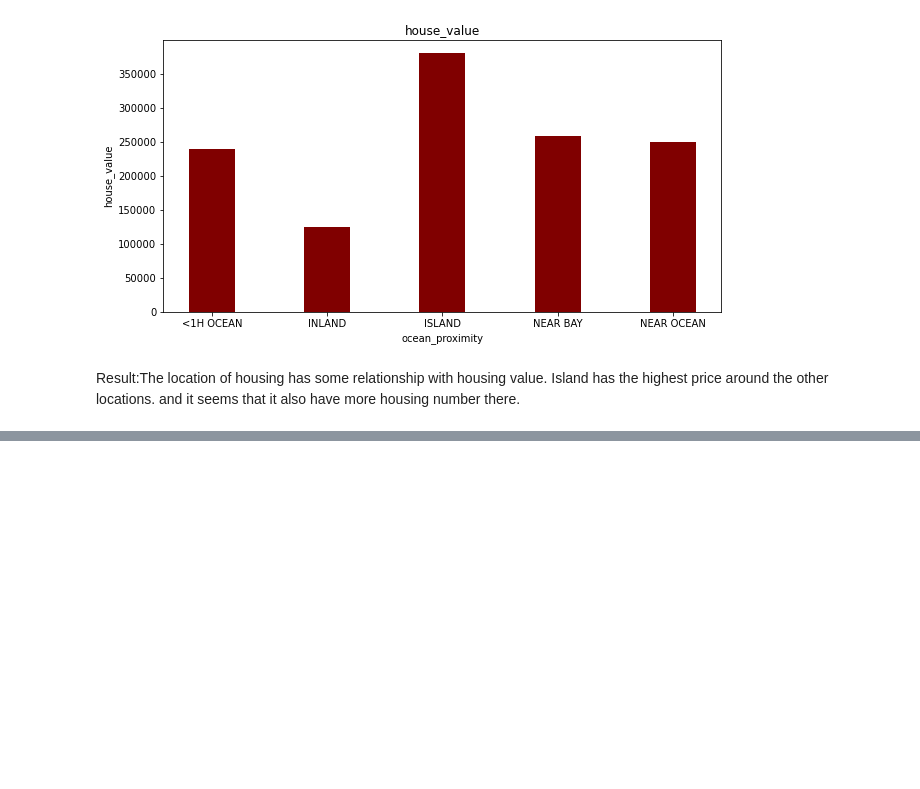
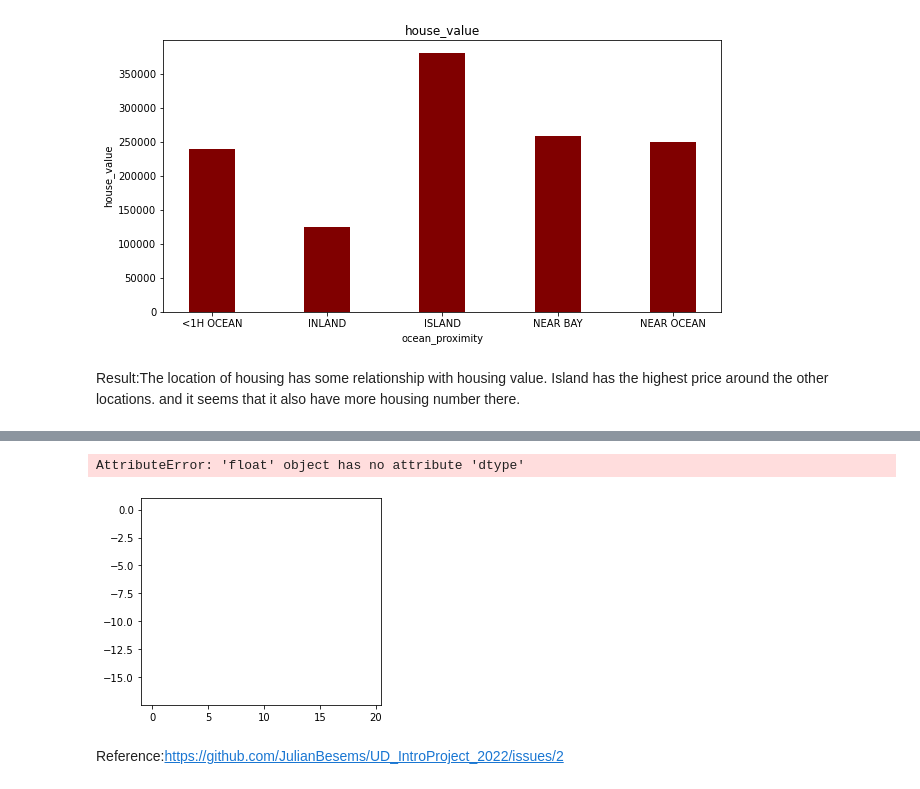
Before and after one commit to Bettyqichuyin/UDintroProject_exercise04, a Jupyter notebook: 4_Assignment.ipynb, the cells around one changed output, grey strips where cells are left out. Cells and saved outputs as stored; diff of their text form; code cells hidden in the pictures; blank space fills up the shorter version.

```diff
--- a/4_Assignment.ipynb
+++ b/4_Assignment.ipynb
@@ -219,0 +321,13 @@ __________________________
+# %%
+map_size_total = map_size[0] * map_size[1]
+df = dfO[related_var]
+data = dfO[clustering_vars].values
+som = SOMFactory().build(data, mapsize=map_size,
+                            normalization = 'var', initialization='random', component_names=clustering_vars, lattice="hexa")
+# %%
+%%time
+som.train(n_job=12, train_rough_len=3, train_finetune_len=10)
+topographic_error = som.calculate_topographic_error()
+quantization_error = som.calculate_quantization_error()
+print("topographic_error \tquantization_error")
+print(str(topographic_error) + "\t" + str(quantization_error))
@@ -219,0 +356,11 @@ __________________________
+# %%
+df["bmus"] = som.project_data(data)
+exogeneous_vars = [c for c in df.columns if not c in related_var + ["bmus"]]
+df = df[related_var + ["bmus"]]
+# %%
+empirical_codebookdf = df.groupby("bmus", as_index=True, dropna=True).agg(agg_method)
+for i in range(map_size_total):
+    if i not in empirical_codebookdf.index:
+        empirical_codebookdf.loc[i] = [np.NaN for _ in range(len(related_var))]
+empirical_codebookdf = empirical_codebookdf.sort_index()
+empirical_codebook = empirical_codebookdf.values
@@ -219,0 +478,10 @@ __________________________
+# %%
+matplotlib.rcParams.update({'font.size': 10})
+my_plot_hex_map(empirical_codebook.reshape(som.codebook.mapsize + [empirical_codebook.shape[-1]]),
+             titles=df.columns[:-1], shape=[20, 5], colormap=None)
+plt.show()
+# %% [output]
+AttributeError: 'float' object has no attribute 'dtype'
+[figure, added]
+# %% [markdown]
+Reference:https://github.com/JulianBesems/UD_IntroProject_2022/issues/2
```
Also changed, not shown: parts of 23 cells of this notebook.
